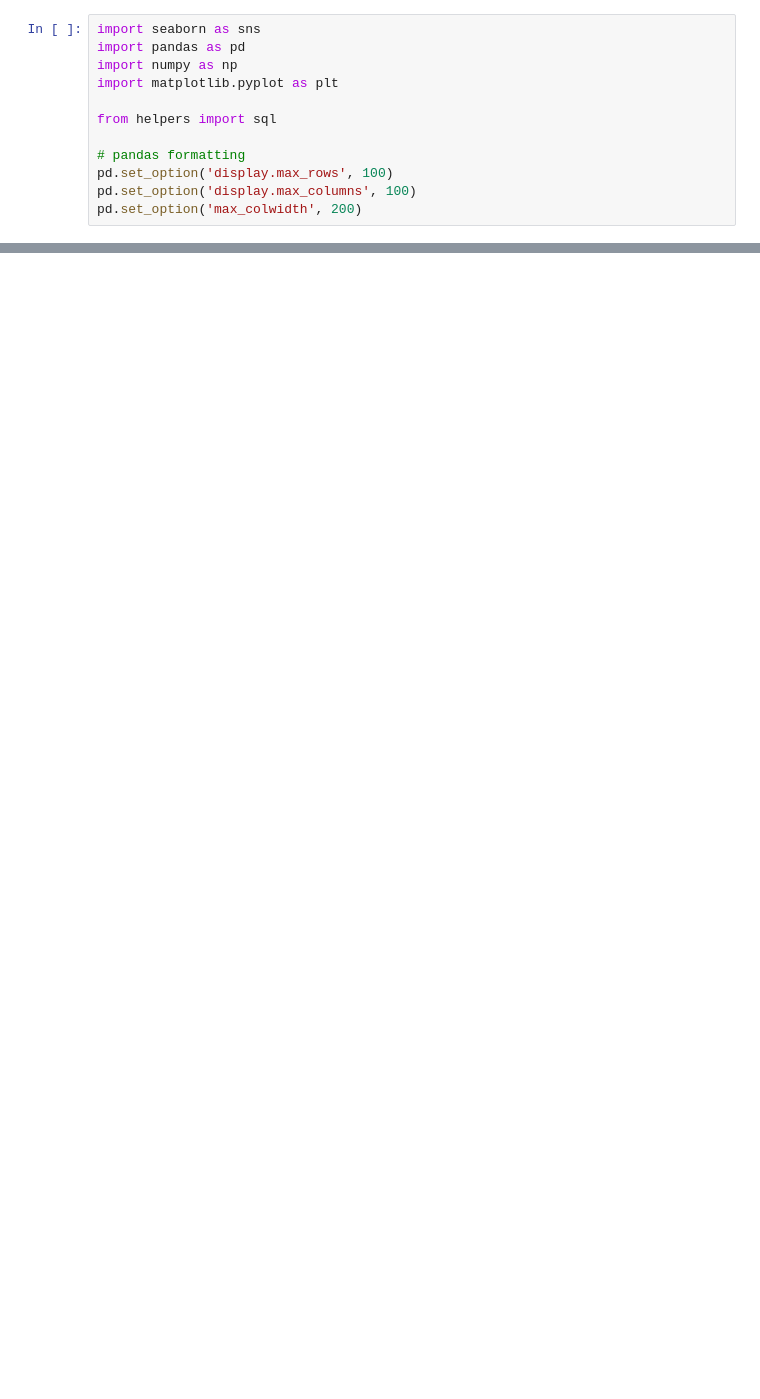
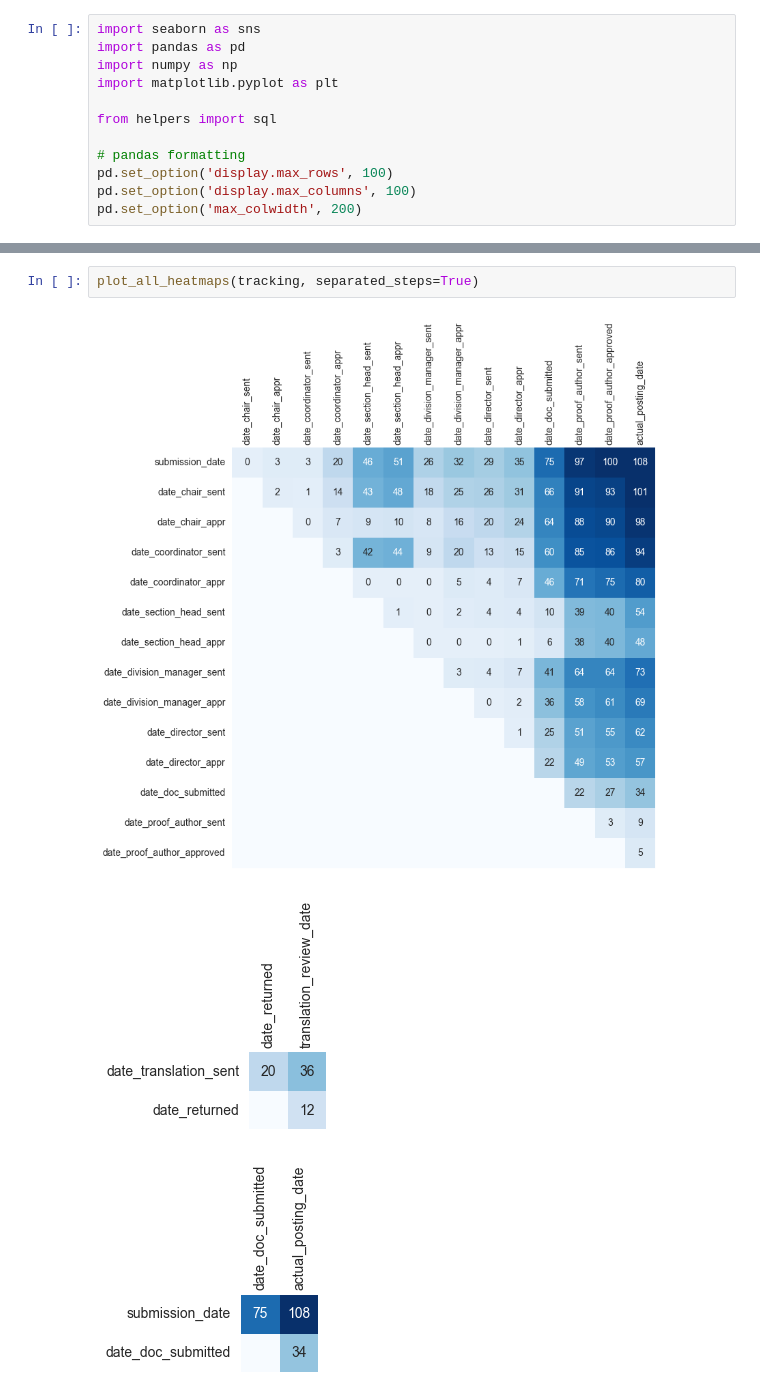
Before and after one commit to KevinCarr42/CSAS-Exploratory-Data-Analysis, a Jupyter notebook: CSAS_documenttracking.ipynb, the cells around one changed output, grey strips where cells are left out. Drawn from its saved outputs; the diff is of its cells as text; blank space fills up the shorter version.

```diff
--- a/CSAS_documenttracking.ipynb
+++ b/CSAS_documenttracking.ipynb
@@ -189,0 +163,6 @@ plot_heatmap(tracking, submission_steps, figsize=(2,1.5), quantile=0.95)
+# %%
+plot_all_heatmaps(tracking, separated_steps=True)
+# %% [output]
+[figure, added]
+[figure, added]
+[figure, added]
```
Also changed, not shown: parts of 16 cells of this notebook.
